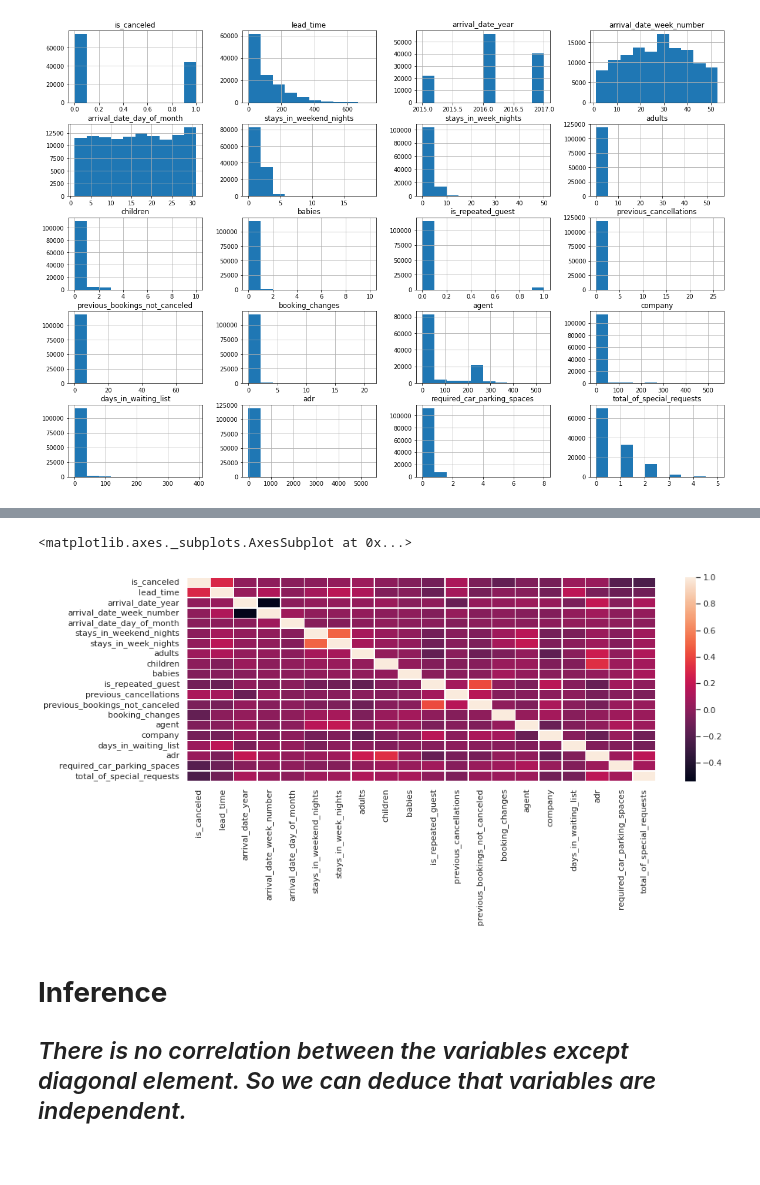
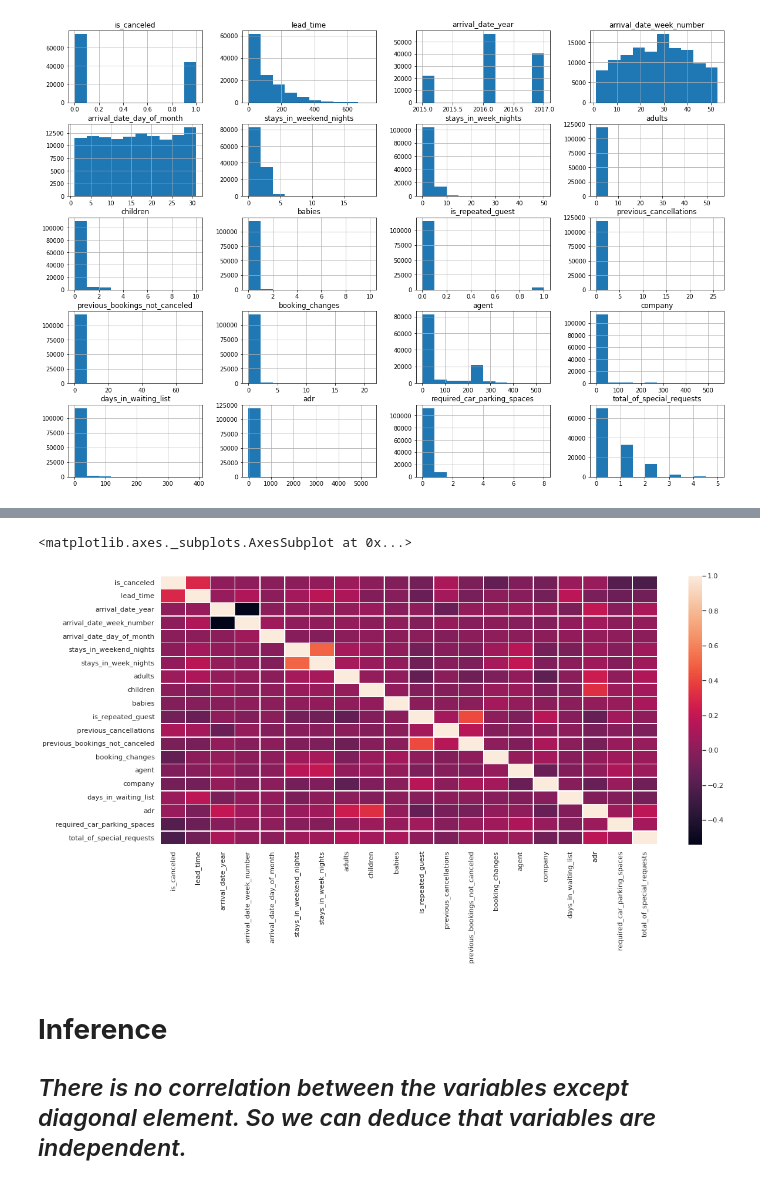
Before and after one commit to Jitesh-333/Capstone_Project, a Jupyter notebook: Hotel_Booking_Analysis_Capstone_Project.ipynb, the cells around one changed output, grey strips where cells are left out. Saved outputs shown, nothing was run; the diff lists cells and outputs as text; code cells hidden in the pictures; blank space fills up the shorter version.

```diff
--- a/Hotel_Booking_Analysis_Capstone_Project.ipynb
+++ b/Hotel_Booking_Analysis_Capstone_Project.ipynb
@@ -239,11 +239,11 @@ cor
 | required_car_parking_spaces | -0.195498 | -0.116451 | -0.013684 | 0.001920 | 0.008683 | ... |
 | total_of_special_requests | -0.234658 | -0.095712 | 0.108531 | 0.026149 | 0.003062 | ... |
 # %%
-plt.figure(figsize=(14,5))
+plt.figure(figsize=(18,8))
 sns.heatmap(cor, linewidths = 0.5)
 # %% [output]
 <matplotlib.axes._subplots.AxesSubplot at 0x...>
-[figure, old version]
+[figure, new version]
 # %% [markdown]
 # **Inference**
 
```
Also changed, not shown: parts of 1 cell of this notebook.
